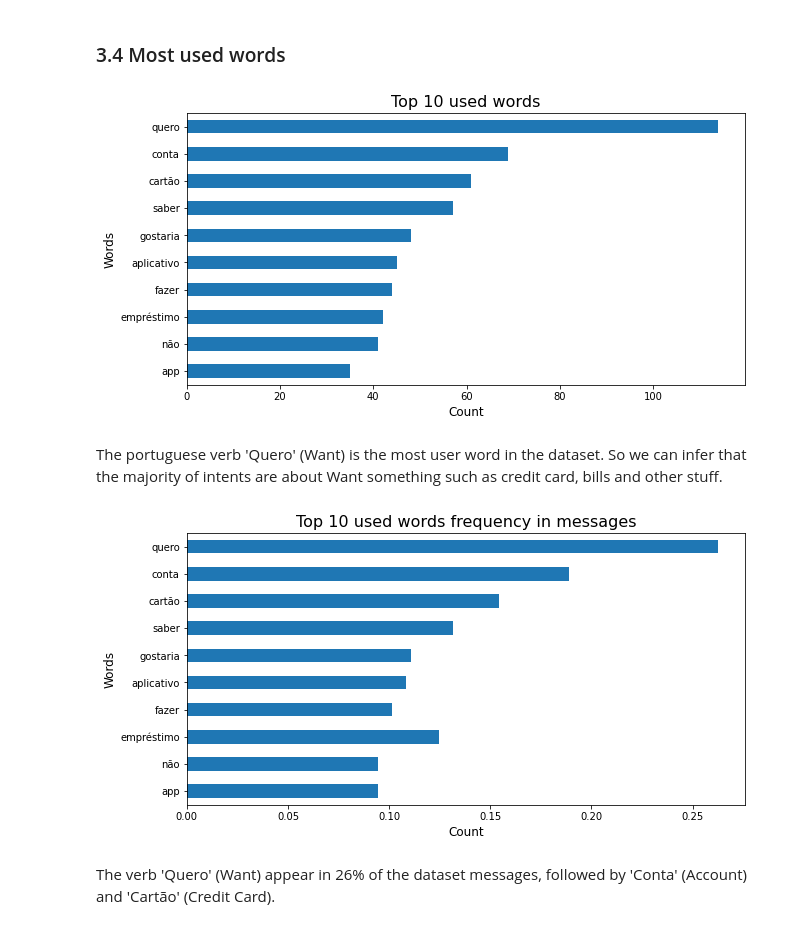
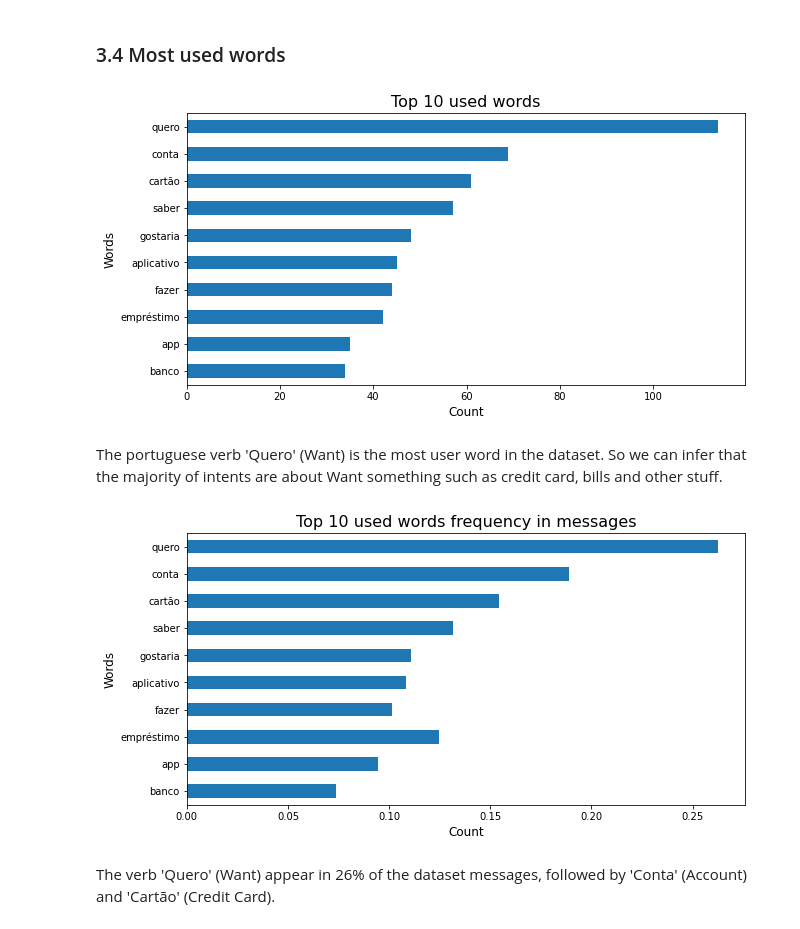
Before and after one commit to Dellonath/nlp-cognitive-engine, a Jupyter notebook: notebooks/v1.0-exploratory-text-analysis.ipynb, the cells around one changed output. Saved outputs shown, nothing was run; the diff lists cells and outputs as text; code cells hidden in the pictures.

```diff
--- a/notebooks/v1.0-exploratory-text-analysis.ipynb
+++ b/notebooks/v1.0-exploratory-text-analysis.ipynb
@@ -16,9 +18,9 @@ import matplotlib.pyplot as plt
 # %%
-phrase = pd.read_parquet('../data/raw/raw-phrase.parquet')
-target = pd.read_parquet('../data/raw/raw-target.parquet')
+phrase = pd.read_parquet('../data/raw/examples/raw-phrase.parquet')
+target = pd.read_parquet('../data/raw/examples/raw-target.parquet')
 
-data = pd.concat([phrase, target], axis = 1)
-data.info()
+examples = pd.concat([phrase, target], axis = 1)
+examples.info()
 # %% [output]
 <class 'pandas.core.frame.DataFrame'>
 RangeIndex: 434 entries, 0 to 433
@@ -130,7 +152,7 @@ As we can see above, we have identical phrases with different intents. This is n
 ### 3.4 Most used words
 # %%
 # listing words
-words = data.phrase.str.lower().apply(str.split).sum()
+words = examples.phrase.str.lower().apply(str.split).sum()
 
 # reading portuguese stopwords
 stopwords = open('../data/external/stopwords.csv', 'r').read().split('\n')
@@ -145,21 +167,21 @@ plt.xlabel('Count', fontsize = 12)
 plt.ylabel('Words', fontsize = 12)
 plt.show()
 # %% [output]
-[figure, old version]
+[figure, new version]
 # %% [markdown]
 The portuguese verb 'Quero' (Want) is the most user word in the dataset. So we can infer that the majority of intents are about Want something such as credit card, bills and other stuff.
 # %%
 def word_frequency(word):
-    return data.phrase.str.lower().apply(lambda message: word in message).sum() / data.shape[0]
+    return examples.phrase.str.lower().apply(lambda message: word in message).sum() / examples.shape[0]
 
 top_ten_words_frequency = top_ten_words.index.to_series().apply(word_frequency)
 
 top_ten_words_frequency.plot.barh(figsize = (10, 5)).invert_yaxis()
 plt.title('Top 10 used words frequency in messages', fontsize = 16)
 plt.xlabel('Count', fontsize = 12)
 plt.ylabel('Words', fontsize = 12)
 plt.show()
 # %% [output]
-[figure, old version]
+[figure, new version]
 # %% [markdown]
 The verb 'Quero' (Want) appear in 26% of the dataset messages, followed by 'Conta' (Account) and 'Cartão' (Credit Card).
```
Also changed, not shown: parts of 21 cells of this notebook, 42 other files.
